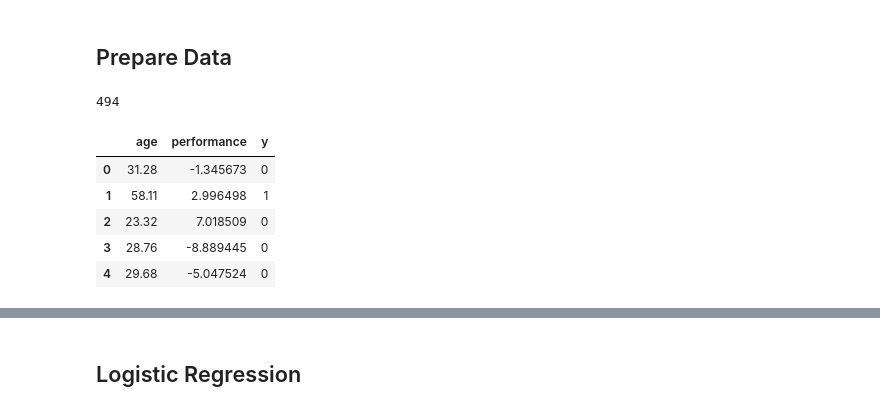
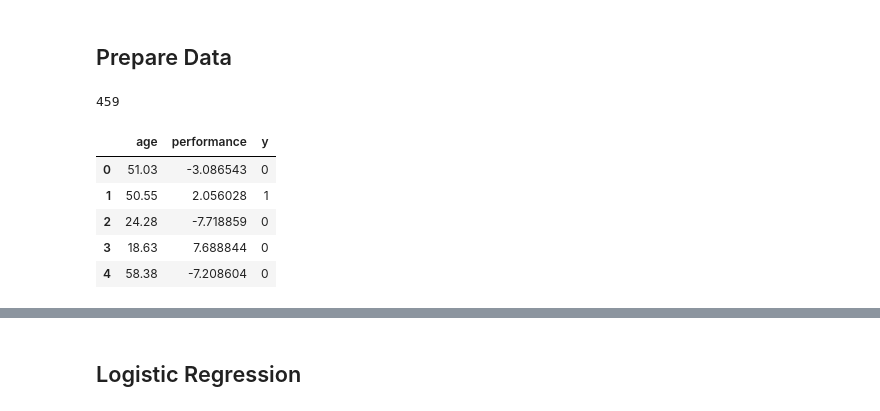
Before and after one commit to conorosully/medium-articles, a Jupyter notebook: src/feature_engineering.ipynb, the cells around one changed output, grey strips where cells are left out. Saved outputs shown, nothing was run; the diff lists cells and outputs as text; code cells hidden in the pictures.

```diff
--- a/src/feature_engineering.ipynb
+++ b/src/feature_engineering.ipynb
@@ -6,32 +6,32 @@ Compare the performance of logistic regression to a DNN Classifier on a non-line
 # %%
 import numpy as np
 import pandas as pd
 
 n_points = 2000
 
 age = np.round(np.linspace(18,60,n_points),2) #age of employee
 np.random.shuffle(age)
 
 performance = np.linspace(-10,10,n_points) #performance score of employee
 np.random.shuffle(performance)
 
 noise = np.random.randn(n_points)
 
-g = (0.5 * age) +2*(performance) + age**2 + 1000*age/performance -10000 + 1000*noise
+g = (100*age) +200*(performance) + 500*age/performance -10000 + 500*noise
 y = [1 if y>=0 else 0 for y in g]
 
 data = pd.DataFrame(data={'age':age,'performance':performance,'y':y})
 
 print(sum(y))
 data.head()
 # %% [output]
-494
+459
 |  | age | performance | y |
-| 0 | 31.28 | -1.345673 | 0 |
-| 1 | 58.11 | 2.996498 | 1 |
-| 2 | 23.32 | 7.018509 | 0 |
-| 3 | 28.76 | -8.889445 | 0 |
-| 4 | 29.68 | -5.047524 | 0 |
+| 0 | 51.03 | -3.086543 | 0 |
+| 1 | 50.55 | 2.056028 | 1 |
+| 2 | 24.28 | -7.718859 | 0 |
+| 3 | 18.63 | 7.688844 | 0 |
+| 4 | 58.38 | -7.208604 | 0 |
 # %%
 #data.to_csv('/Users/conorosully/Documents/git/deep-learning/data/performance.csv')
 data = pd.read_csv('/Users/conorosully/Documents/git/deep-learning/data/performance.csv')
```
Also changed, not shown: parts of 9 cells of this notebook, 2 other files.
